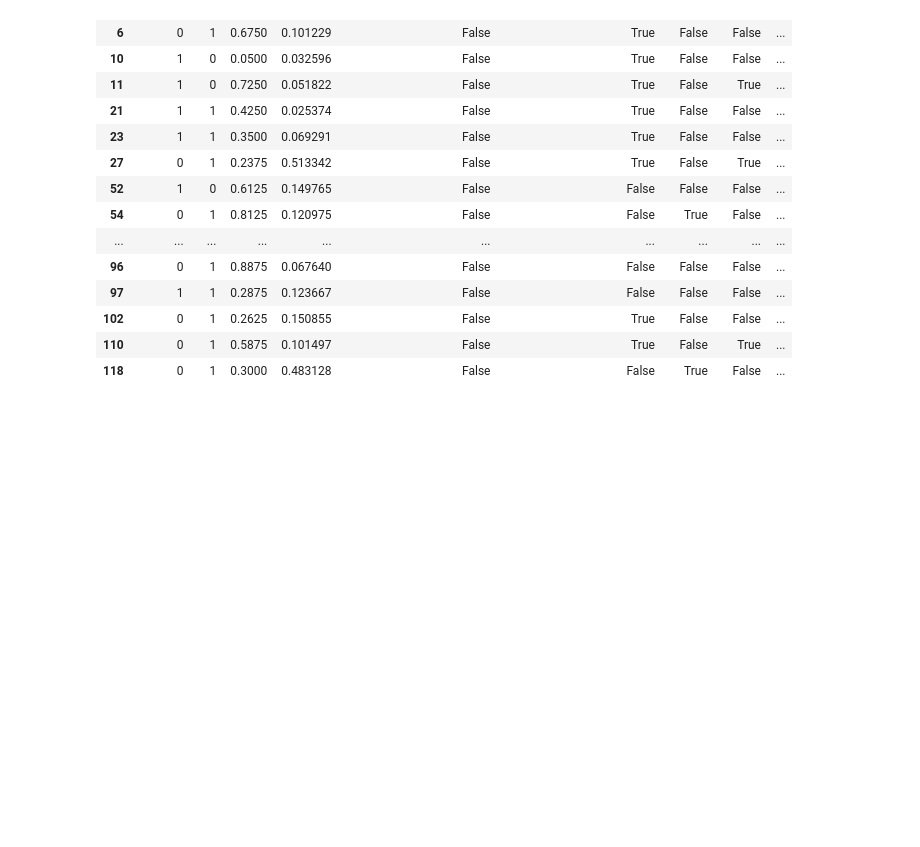
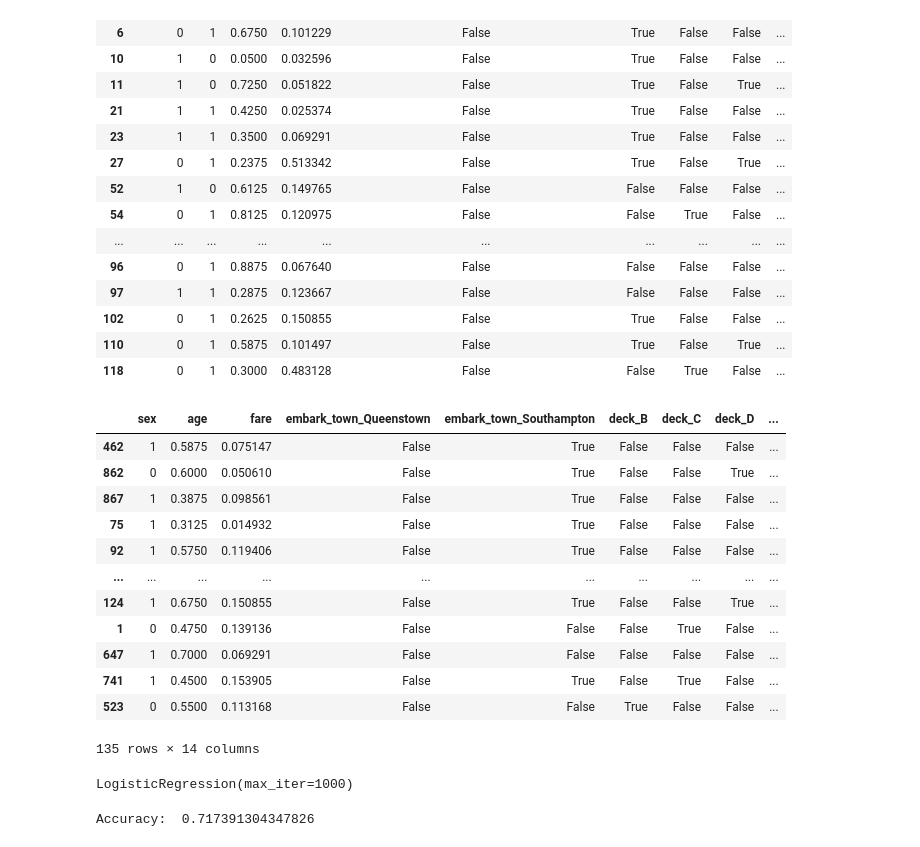
Before and after one commit to shahidk07/artificial_i, a Jupyter notebook: lab/exp_1.ipynb, the cells around one changed output. Drawn from its saved outputs; the diff is of its cells as text; code cells hidden in the pictures; blank space fills up the shorter version.

Commit message:
logistic regression with sklearn on titanic dataset

```diff
--- a/lab/exp_1.ipynb
+++ b/lab/exp_1.ipynb
@@ -326,0 +331,21 @@ dataset.head(20)
+# %%
+X=dataset.drop(columns=["survived"])
+y=dataset["survived"]
+# %%
+X_train,X_test,y_train,y_test=train_test_split(X,y,train_size=0.75,random_state=3)
+# %%
+X_train
+# %% [output]
+|  | sex | age | fare | embark_town_Queenstown | embark_town_Southampton | deck_B | deck_C | deck_D | ... |
+| 462 | 1 | 0.5875 | 0.075147 | False | True | False | False | False | ... |
+| 862 | 0 | 0.6000 | 0.050610 | False | True | False | False | True | ... |
+| 867 | 1 | 0.3875 | 0.098561 | False | True | False | False | False | ... |
+| 75 | 1 | 0.3125 | 0.014932 | False | True | False | False | False | ... |
+| 92 | 1 | 0.5750 | 0.119406 | False | True | False | False | False | ... |
+| ... | ... | ... | ... | ... | ... | ... | ... | ... | ... |
+| 124 | 1 | 0.6750 | 0.150855 | False | True | False | False | True | ... |
+| 1 | 0 | 0.4750 | 0.139136 | False | False | False | True | False | ... |
+| 647 | 1 | 0.7000 | 0.069291 | False | False | False | False | False | ... |
+| 741 | 1 | 0.4500 | 0.153905 | False | True | False | True | False | ... |
+| 523 | 0 | 0.5500 | 0.113168 | False | False | True | False | False | ... |
+135 rows × 14 columns
@@ -326,0 +354,4 @@ dataset.head(20)
+# %%
+model.fit(X_train,y_train)
+# %% [output]
+LogisticRegression(max_iter=1000)
@@ -326,0 +360,4 @@ dataset.head(20)
+# %%
+print("Accuracy: ",accuracy_score(y_test,y_pred))
+# %% [output]
+Accuracy:  0.717391304347826
```
Also changed, not shown: parts of 3 cells of this notebook.
